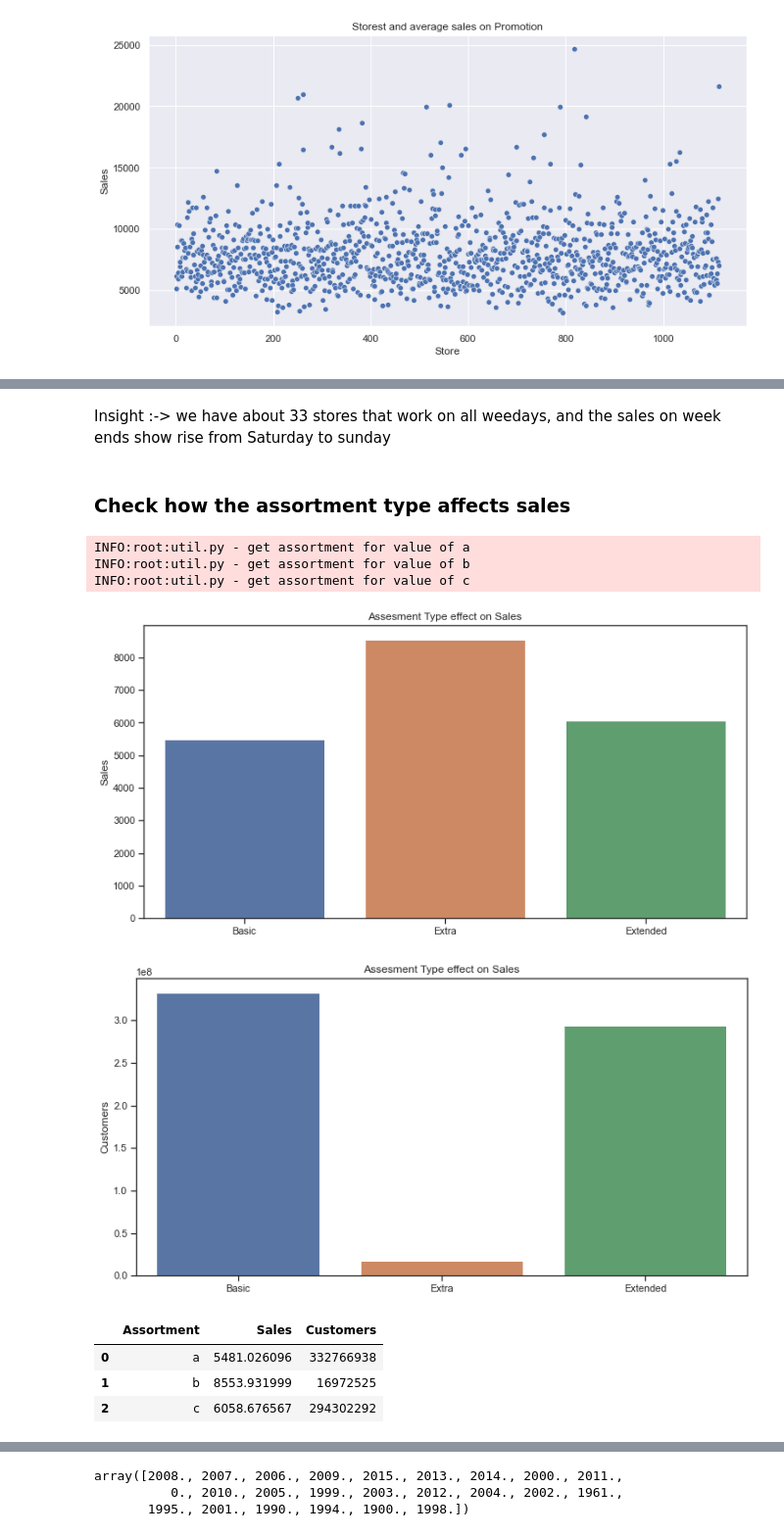
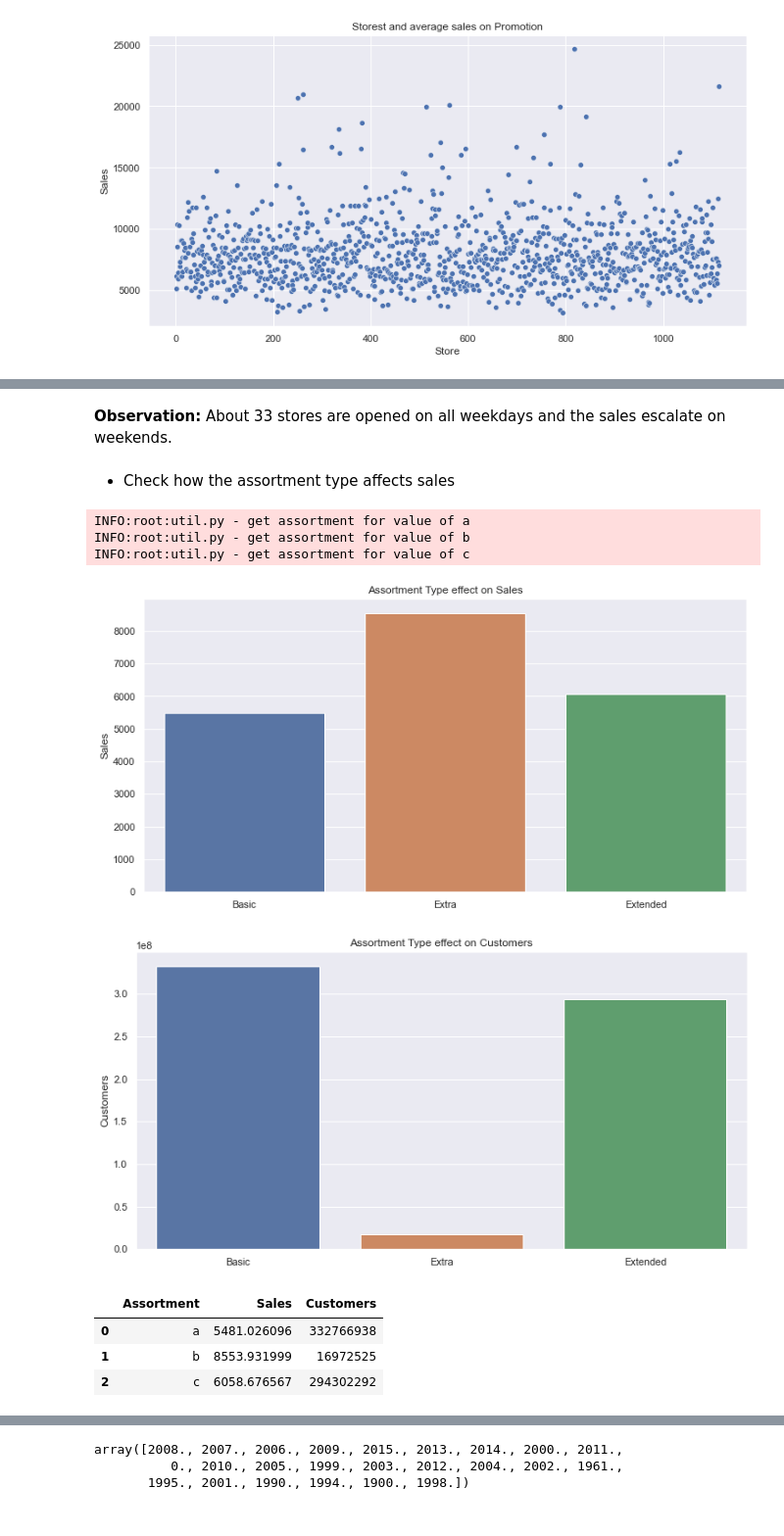
Before and after one commit to tadesse381/Pharmaceutical_Sales_prediction, a Jupyter notebook: notebooks/EDA_of_customer_purchasing_behavior.ipynb, the cells around one changed output, grey strips where cells are left out. Shown at 98% size. Drawn from its saved outputs; the diff is of its cells as text; code cells hidden in the pictures.

```diff
--- a/notebooks/EDA_of_customer_purchasing_behavior.ipynb
+++ b/notebooks/EDA_of_customer_purchasing_behavior.ipynb
@@ -637,22 +650,22 @@ Stores That work all Week are : 33
 # %% [markdown]
-Insight :-> we have about 33 stores that work on all weedays, and the sales on week ends show rise from Saturday to sunday
+**Observation:** About 33 stores are opened on all weekdays and the sales escalate on weekends.
 # %% [markdown]
-### Check how the assortment type affects sales
+- Check how the assortment type affects sales
 # %%
 assortment = train_store.groupby('Assortment').agg({'Sales':'mean','Customers':'sum'}).reset_index()
 assort_values = [util.get_assortment(x) for x in assortment.Assortment]
 
-plot.bar(x=assort_values, y=assortment.Sales, title='Assesment Type effect on Sales')
-plot.bar(x=assort_values, y=assortment.Customers, title='Assesment Type effect on Sales')
+plot.bar(x=assort_values, y=assortment.Sales, title='Assortment Type effect on Sales')
+plot.bar(x=assort_values, y=assortment.Customers, title='Assortment Type effect on Customers')
 assortment
 # sns.factorplot(data = assortment, x ="Assortment", y = "Customers",
 #               sharex=False)
 # %% [output]
 INFO:root:util.py - get assortment for value of a
 INFO:root:util.py - get assortment for value of b
 INFO:root:util.py - get assortment for value of c
-[figure, old version]
+[figure, new version]
-[figure, old version]
+[figure, new version]
 |  | Assortment | Sales | Customers |
 | 0 | a | 5481.026096 | 332766938 |
 | 1 | b | 8553.931999 | 16972525 |
```
Also changed, not shown: parts of 45 cells of this notebook.
